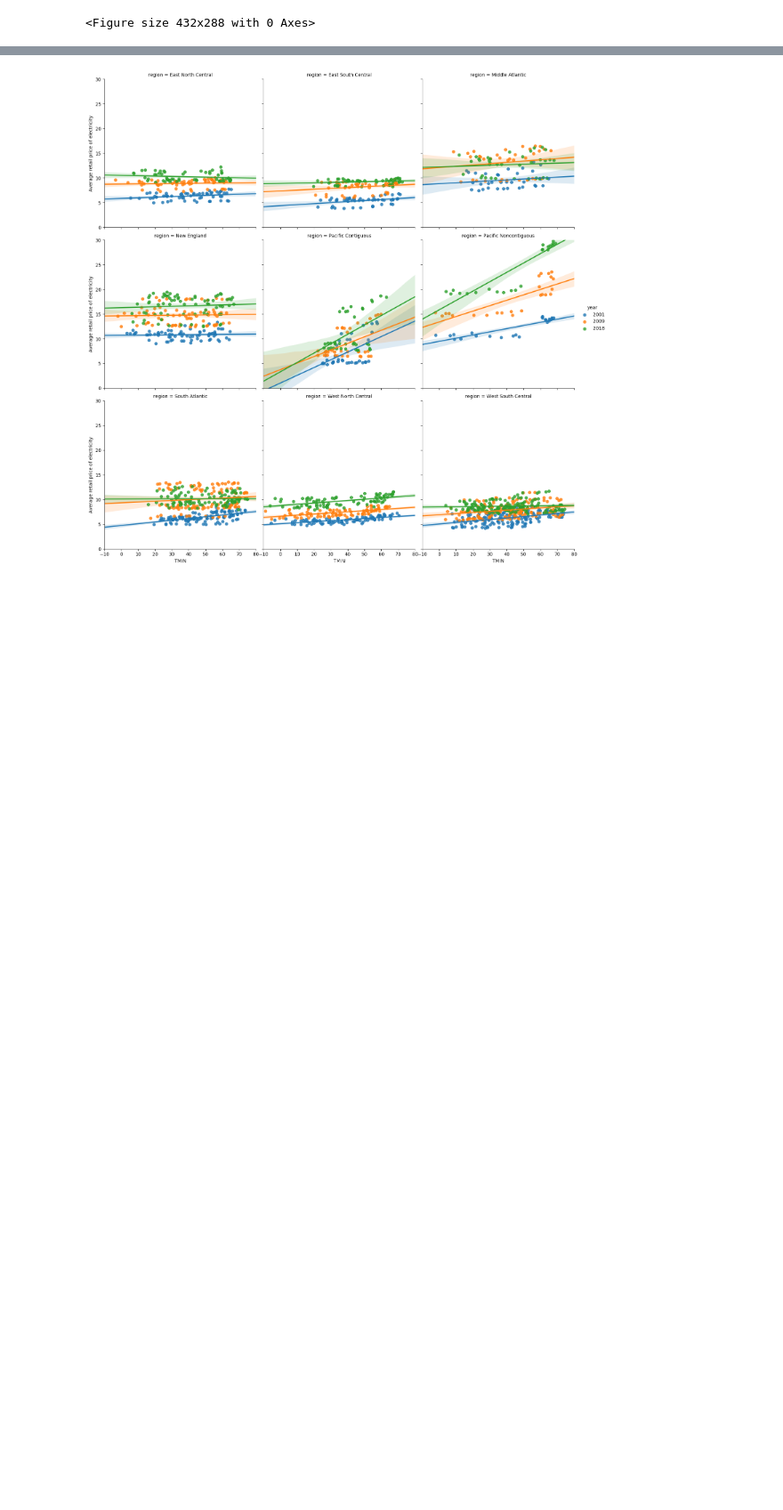
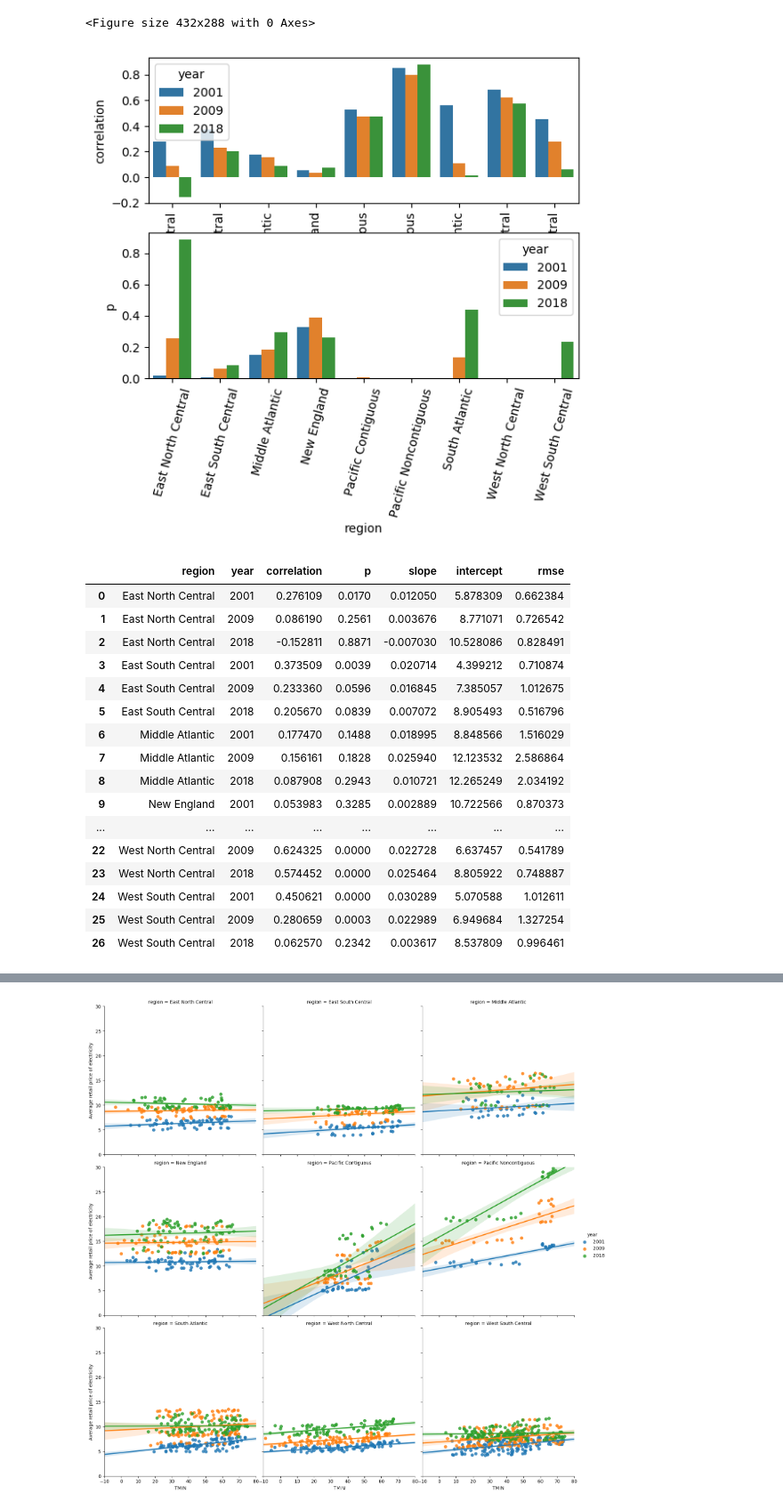
Before and after one commit to megiza/First_CapstoneProject, a Jupyter notebook: Project1_Part3.ipynb, the cells around one changed output, grey strips where cells are left out. Shown: that part at 89% size. Cells and saved outputs as stored; diff of their text form; code cells hidden in the pictures; blank space fills up the shorter version.

Commit message:
RMSE for the linear regression was calculated

```diff
--- a/Project1_Part3.ipynb
+++ b/Project1_Part3.ipynb
@@ -112,7 +138,7 @@ df_data.head()
 # Getting the data of the years 2001, 2009 and 2018 for EDA
 df_data['date']=pd.to_datetime(df_data['date'], format="%Y-%m-%d")
 df_data.sort_values(by='region', inplace=True)
-df_data.loc[slice(None),'year']=df_data['date'].dt.year
+df_data.loc[slice(None),'year']=df_data['date'].dt.year.astype(int)
 
 df_data_3years=df_data[(df_data['year']==2018)|(df_data['year']==2009)|(df_data['year']==2001)]
 
@@ -192,3 +218,77 @@ def pearson_corr_test(x,y,size):
     # Compute p-value: p
     p = np.sum(perm_replicates>=r_obs)/len(perm_replicates)
     return p
+# %%
+#Computation of correlation between Average Retail price of Electricity
+#and minimim temperature TMIN
+
+
+var1='TMIN'
+var2='Average retail price of electricity'
+years=[2001,2009,2018]
+size=10000 #bootstrap size for correlation test
+df_data_sample=pd.DataFrame()
+df_data_reg=pd.DataFrame()
+df_results=pd.DataFrame()
+counter=0
+for year in years:
+    df_data_sample=df_data_3years[df_data_3years['year']==year]
+
+
+    for reg in df_reg.columns:
+        idx=df_data_sample['region']==reg
+
+        df_data_reg=df_data_sample.loc[idx, slice(None)]
+
+        x=df_data_reg[var1]
+        y=df_data_reg[var2]
+
+        correlation = pearson_r(x,y)
+        p=pearson_corr_test(x,y,size)
+        lr_slope, lr_intercept = np.polyfit(x,y,1)
+        rmse = np.sqrt(mean_squared_error(y,x*lr_slope+lr_intercept))
+        #print("Root Mean Squared Error: {}".format(rmse))
+
+        df_results.loc[counter,'region']=reg
+        df_results.loc[counter,'year']=year
+        df_results.loc[counter,'correlation']=correlation
+        df_results.loc[counter,'p']=p
+        df_results.loc[counter,'slope']=lr_slope
+        df_results.loc[counter,'intercept']=lr_intercept
+        df_results.loc[counter,'rmse']=rmse
+
+        counter=counter+1
+df_results['year']=df_results['year'].astype(int)
+df_results.sort_values(by=['region','year'], inplace=True)
+df_results.reset_index(inplace=True,drop=True)
+
+plt.subplot(2,1,1)
+sns.barplot(x='region',y='correlation', hue='year', data=df_results)
+plt.xticks(rotation=90)
+
+plt.subplot(2,1,2)
+g2=sns.barplot(x='region',y='p', hue='year', data=df_results)
+plt.xticks(rotation=75)
+
+plt.savefig('img_part3/correlation_and_test_price_TMIN.png')
+plt.show()
+df_results
+# %% [output]
+[figure, added]
+|  | region | year | correlation | p | slope | intercept | rmse |
+| 0 | East North Central | 2001 | 0.276109 | 0.0170 | 0.012050 | 5.878309 | 0.662384 |
+| 1 | East North Central | 2009 | 0.086190 | 0.2561 | 0.003676 | 8.771071 | 0.726542 |
+| 2 | East North Central | 2018 | -0.152811 | 0.8871 | -0.007030 | 10.528086 | 0.828491 |
+| 3 | East South Central | 2001 | 0.373509 | 0.0039 | 0.020714 | 4.399212 | 0.710874 |
+| 4 | East South Central | 2009 | 0.233360 | 0.0596 | 0.016845 | 7.385057 | 1.012675 |
+| 5 | East South Central | 2018 | 0.205670 | 0.0839 | 0.007072 | 8.905493 | 0.516796 |
+| 6 | Middle Atlantic | 2001 | 0.177470 | 0.1488 | 0.018995 | 8.848566 | 1.516029 |
+| 7 | Middle Atlantic | 2009 | 0.156161 | 0.1828 | 0.025940 | 12.123532 | 2.586864 |
+| 8 | Middle Atlantic | 2018 | 0.087908 | 0.2943 | 0.010721 | 12.265249 | 2.034192 |
+| 9 | New England | 2001 | 0.053983 | 0.3285 | 0.002889 | 10.722566 | 0.870373 |
+| ... | ... | ... | ... | ... | ... | ... | ... |
+| 22 | West North Central | 2009 | 0.624325 | 0.0000 | 0.022728 | 6.637457 | 0.541789 |
+| 23 | West North Central | 2018 | 0.574452 | 0.0000 | 0.025464 | 8.805922 | 0.748887 |
+| 24 | West South Central | 2001 | 0.450621 | 0.0000 | 0.030289 | 5.070588 | 1.012611 |
+| 25 | West South Central | 2009 | 0.280659 | 0.0003 | 0.022989 | 6.949684 | 1.327254 |
+| 26 | West South Central | 2018 | 0.062570 | 0.2342 | 0.003617 | 8.537809 | 0.996461 |
```
Also changed, not shown: parts of 14 cells of this notebook.
